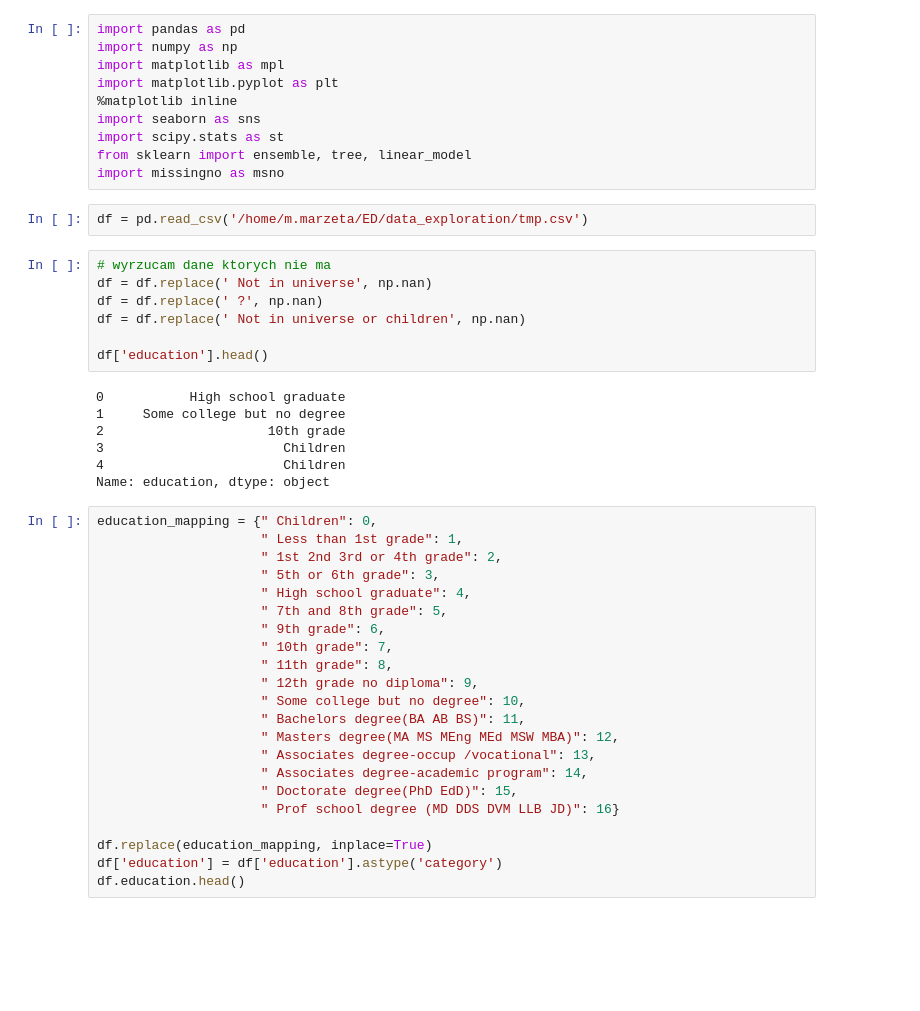
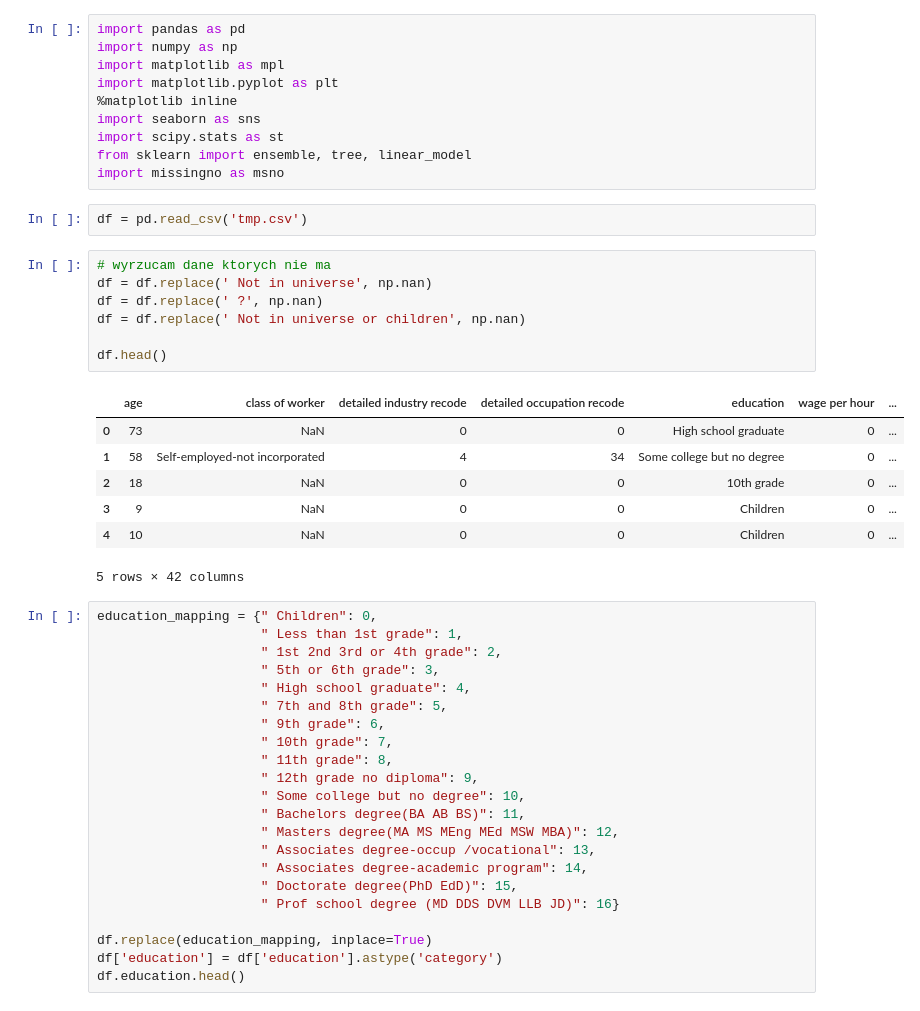
Before and after one commit to mMarzeta/data_exploration, a Jupyter notebook: ed.ipynb, the cells around one changed output. Drawn from its saved outputs; the diff is of its cells as text; blank space fills up the shorter version.

```diff
--- a/ed.ipynb
+++ b/ed.ipynb
@@ -9,21 +12,22 @@ import scipy.stats as st
 from sklearn import ensemble, tree, linear_model
 import missingno as msno
 # %%
-df = pd.read_csv('/home/m.marzeta/ED/data_exploration/tmp.csv')
+df = pd.read_csv('tmp.csv')
 # %%
 # wyrzucam dane ktorych nie ma
 df = df.replace(' Not in universe', np.nan)
 df = df.replace(' ?', np.nan)
 df = df.replace(' Not in universe or children', np.nan)
 
-df['education'].head()
+df.head()
 # %% [output]
+|  | age | class of worker | detailed industry recode | detailed occupation recode | education | wage per hour | ... |
+| 0 | 73 | NaN | 0 | 0 | High school graduate | 0 | ... |
+| 1 | 58 | Self-employed-not incorporated | 4 | 34 | Some college but no degree | 0 | ... |
+| 2 | 18 | NaN | 0 | 0 | 10th grade | 0 | ... |
+| 3 | 9 | NaN | 0 | 0 | Children | 0 | ... |
+| 4 | 10 | NaN | 0 | 0 | Children | 0 | ... |
-0           High school graduate
-1     Some college but no degree
-2                     10th grade
-3                       Children
-4                       Children
-Name: education, dtype: object
+5 rows × 42 columns
 # %%
 education_mapping = {" Children": 0,
                      " Less than 1st grade": 1,
```
Also changed, not shown: parts of 17 cells of this notebook.
